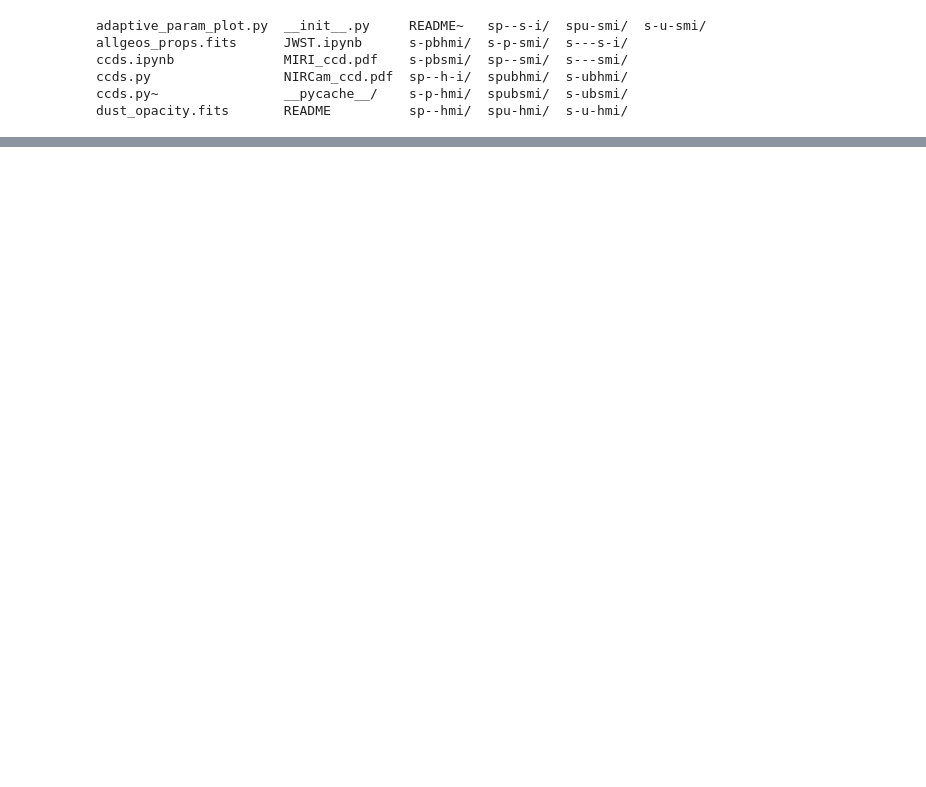
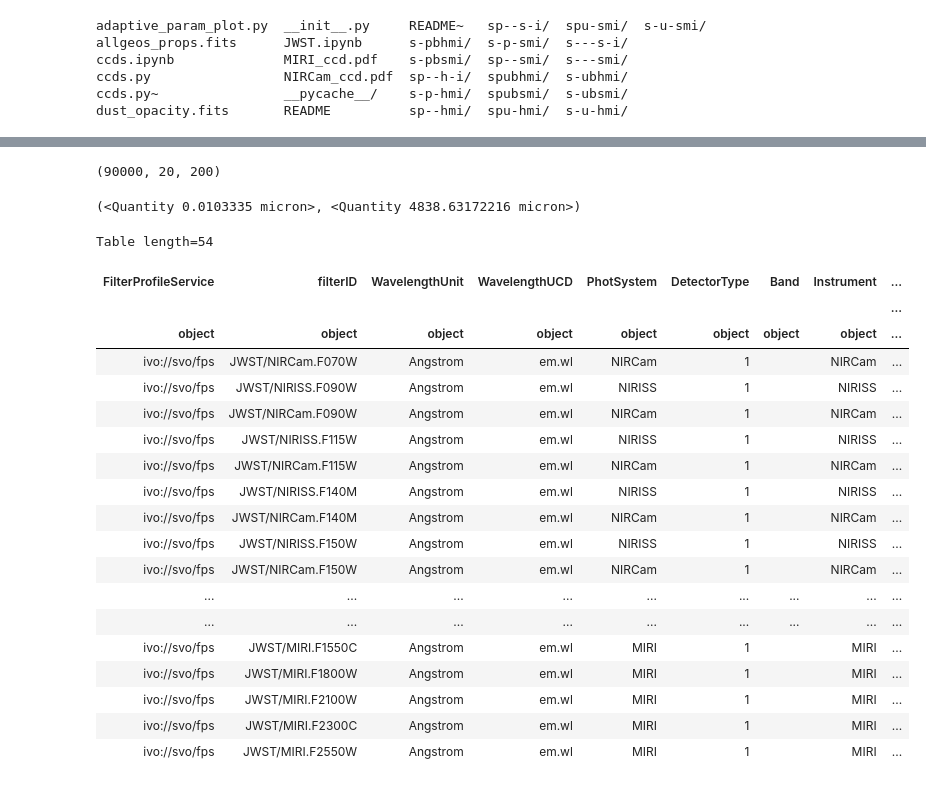
Before and after one commit to SpacialTree/machinelearning-homework, a Jupyter notebook: term_project/view_robitaille.ipynb, the cells around one changed output, grey strips where cells are left out. Drawn from its saved outputs; the diff is of its cells as text; code cells hidden in the pictures; blank space fills up the shorter version.

```diff
--- a/term_project/view_robitaille.ipynb
+++ b/term_project/view_robitaille.ipynb
@@ -39,0 +86,33 @@ ALMA-IMF_3mm.fits  BI.fits  BU.fits  W1.fits
+# %%
+sed_flux_sp__s_i.shape
+# %% [output]
+(90000, 20, 200)
+# %%
+(np.min(wavelength)*u.micron, np.max(wavelength)*u.micron)
+# %% [output]
+(<Quantity 0.0103335 micron>, <Quantity 4838.63172216 micron>)
+# %%
+from astroquery.svo_fps import SvoFps
+index = SvoFps.get_filter_list(facility='JWST')
+index#['filterID']
+# %% [output]
+Table length=54
+| FilterProfileService | filterID | WavelengthUnit | WavelengthUCD | PhotSystem | DetectorType | Band | Instrument | ... |
+|  |  |  |  |  |  |  |  | ... |
+| object | object | object | object | object | object | object | object | ... |
+| ivo://svo/fps | JWST/NIRCam.F070W | Angstrom | em.wl | NIRCam | 1 |  | NIRCam | ... |
+| ivo://svo/fps | JWST/NIRISS.F090W | Angstrom | em.wl | NIRISS | 1 |  | NIRISS | ... |
+| ivo://svo/fps | JWST/NIRCam.F090W | Angstrom | em.wl | NIRCam | 1 |  | NIRCam | ... |
+| ivo://svo/fps | JWST/NIRISS.F115W | Angstrom | em.wl | NIRISS | 1 |  | NIRISS | ... |
+| ivo://svo/fps | JWST/NIRCam.F115W | Angstrom | em.wl | NIRCam | 1 |  | NIRCam | ... |
+| ivo://svo/fps | JWST/NIRISS.F140M | Angstrom | em.wl | NIRISS | 1 |  | NIRISS | ... |
+| ivo://svo/fps | JWST/NIRCam.F140M | Angstrom | em.wl | NIRCam | 1 |  | NIRCam | ... |
+| ivo://svo/fps | JWST/NIRISS.F150W | Angstrom | em.wl | NIRISS | 1 |  | NIRISS | ... |
+| ivo://svo/fps | JWST/NIRCam.F150W | Angstrom | em.wl | NIRCam | 1 |  | NIRCam | ... |
+| ... | ... | ... | ... | ... | ... | ... | ... | ... |
+| ... | ... | ... | ... | ... | ... | ... | ... | ... |
+| ivo://svo/fps | JWST/MIRI.F1550C | Angstrom | em.wl | MIRI | 1 |  | MIRI | ... |
+| ivo://svo/fps | JWST/MIRI.F1800W | Angstrom | em.wl | MIRI | 1 |  | MIRI | ... |
+| ivo://svo/fps | JWST/MIRI.F2100W | Angstrom | em.wl | MIRI | 1 |  | MIRI | ... |
+| ivo://svo/fps | JWST/MIRI.F2300C | Angstrom | em.wl | MIRI | 1 |  | MIRI | ... |
+| ivo://svo/fps | JWST/MIRI.F2550W | Angstrom | em.wl | MIRI | 1 |  | MIRI | ... |
```
Also changed, not shown: parts of 35 cells of this notebook, 4 other files.
